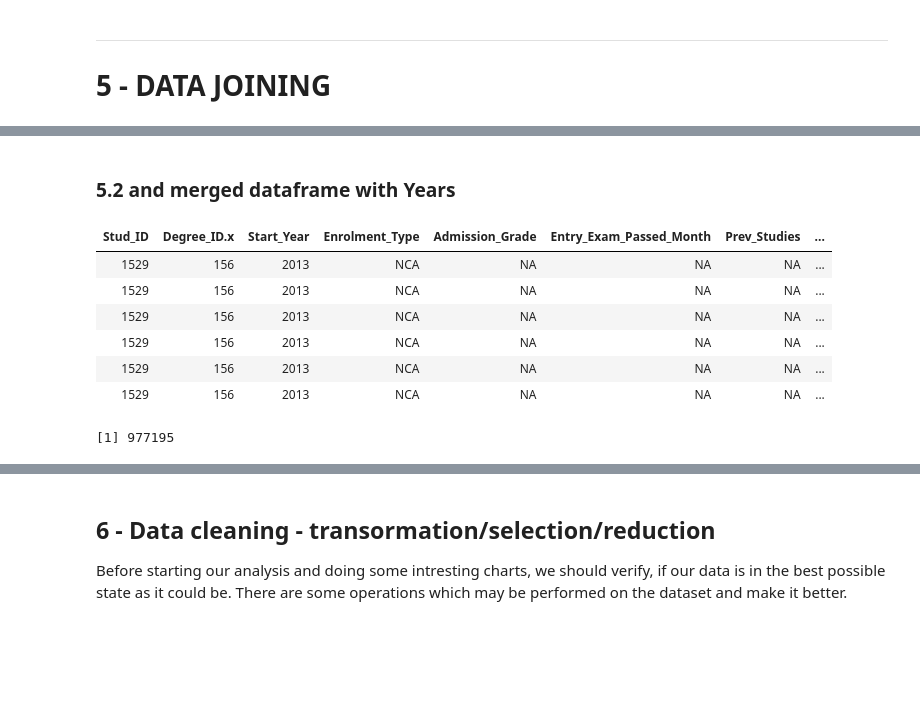
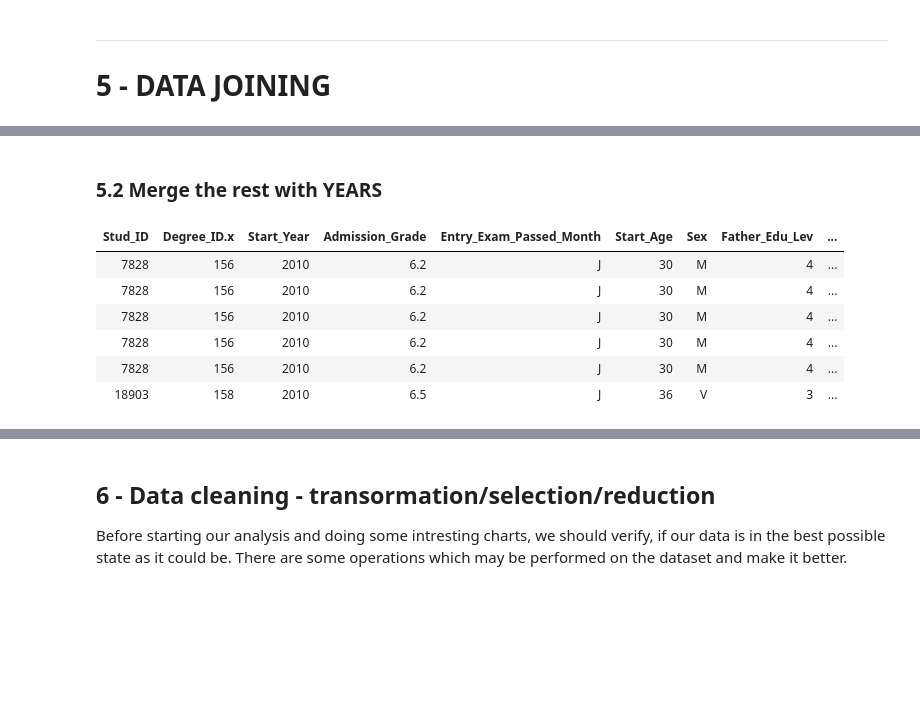
Before and after one commit to adamKuzanski/EduucatonalDataAnalysis, a Jupyter notebook: dataAnalysis.ipynb, the cells around one changed output, grey strips where cells are left out. Drawn from its saved outputs; the diff is of its cells as text; code cells hidden in the pictures.

```diff
--- a/dataAnalysis.ipynb
+++ b/dataAnalysis.ipynb
@@ -429,0 +471,10 @@ As we can see now, there are no NAs in our table.
+# %%
+print("--> DROPPING 2 ROWS WITH NA")
+nb_initial_rows <- nrow(enrolments_clean_df)
+enrolments_clean_df <- enrolments_clean_df[!is.na(enrolments_clean_df$Father_Edu_Lev), ]
+enrolments_clean_df <- enrolments_clean_df[!is.na(enrolments_clean_df$Mother_Edu_Lev), ]
+nb_clean_rows <- nrow(enrolments_clean_df)
+print(paste("Rows before: ", nb_initial_rows, " Rows after: ", nb_clean_rows, sep = ""))
+
+summary(enrolments_clean_df)
+nrow(enrolments_clean_df)
@@ -571,6 +703,20 @@ We must say, that the data there seems to be clear
 # %%
-# Drop NA-s row for missing Stud_ID
+# Remove rows with NAs from ther requred columns
+print("--> DROPPING ROWS WITH NA")
+nb_initial_rows <- nrow(years_df)
 years_clean_df <- years_df[!is.na(years_df$Stud_ID), ]
-print("Stud_ID Summary")
-summary(years_clean_df)[,1]
+nb_clean_rows <- nrow(years_clean_df)
+print(paste("Rows before: ", nb_initial_rows, " Rows after: ", nb_clean_rows, sep = ""))
+
+# Remove the columns which we think are useless or are not understandable
+print("--> DROPPING THE COLUMNS")
+nb_initial_cols <- ncol(years_clean_df)
+col_drops <- c(
+    "Stud_Job",
+    "Is_Reg_Open")
+years_clean_df <- years_clean_df[, !(names(years_clean_df) %in% col_drops)]
+nb_clean_cols <- ncol(years_clean_df)
+print(paste("Columns before: ", nb_initial_cols, " Columns after: ", nb_clean_cols, sep = ""))
+
+summary(courses_clean_df)
 # %% [output]
@@ -581,6 +743,0 @@ summary(years_clean_df)[,1]
-# %%
-# TODO - TO BE VERIFIED IT THIS APPROACH MAKES SENSE
-# Replace NA-s in STUD_JOB with -1
-years_clean_df$Stud_Job[is.na(years_clean_df$Stud_Job)] <- -1
-print("Summary for Stud_Job")
-summary(years_clean_df)[,4]
@@ -639,5 +792,6 @@ head(courses_df_clean, 3)
 # %%
 # merge two data frames by Stud_ID
-enrolments_courses_df <- merge(enrolments_clean_df, courses_clean_df,by="Stud_ID")
+enrolments_courses_df <- merge(enrolments_clean_df, courses_clean_df,by=c("Stud_ID"))
 head(enrolments_courses_df)
+nrow(enrolments_courses_df)
 # %% [output]
@@ -667,15 +822,14 @@ nrow(enrolments_courses_df)
 # %% [markdown]
-### 5.2 and merged dataframe with Years
+### 5.2 Merge the rest with YEARS
 # %%
 full_df <- merge(enrolments_courses_df, years_clean_df, by="Stud_ID")
+full_df_save_copy <- full_df
 head(full_df)
-nrow(full_df)
 # %% [output]
-| Stud_ID | Degree_ID.x | Start_Year | Enrolment_Type | Admission_Grade | Entry_Exam_Passed_Month | Prev_Studies | ... |
-| 1529 | 156 | 2013 | NCA | NA | NA | NA | ... |
-| 1529 | 156 | 2013 | NCA | NA | NA | NA | ... |
-| 1529 | 156 | 2013 | NCA | NA | NA | NA | ... |
-| 1529 | 156 | 2013 | NCA | NA | NA | NA | ... |
-| 1529 | 156 | 2013 | NCA | NA | NA | NA | ... |
-| 1529 | 156 | 2013 | NCA | NA | NA | NA | ... |
+| Stud_ID | Degree_ID.x | Start_Year | Admission_Grade | Entry_Exam_Passed_Month | Start_Age | Sex | Father_Edu_Lev | ... |
+| 7828 | 156 | 2010 | 6.2 | J | 30 | M | 4 | ... |
+| 7828 | 156 | 2010 | 6.2 | J | 30 | M | 4 | ... |
+| 7828 | 156 | 2010 | 6.2 | J | 30 | M | 4 | ... |
+| 7828 | 156 | 2010 | 6.2 | J | 30 | M | 4 | ... |
+| 7828 | 156 | 2010 | 6.2 | J | 30 | M | 4 | ... |
+| 18903 | 158 | 2010 | 6.5 | J | 36 | V | 3 | ... |
-[1] 977195
```
Also changed, not shown: parts of 69 cells of this notebook.
